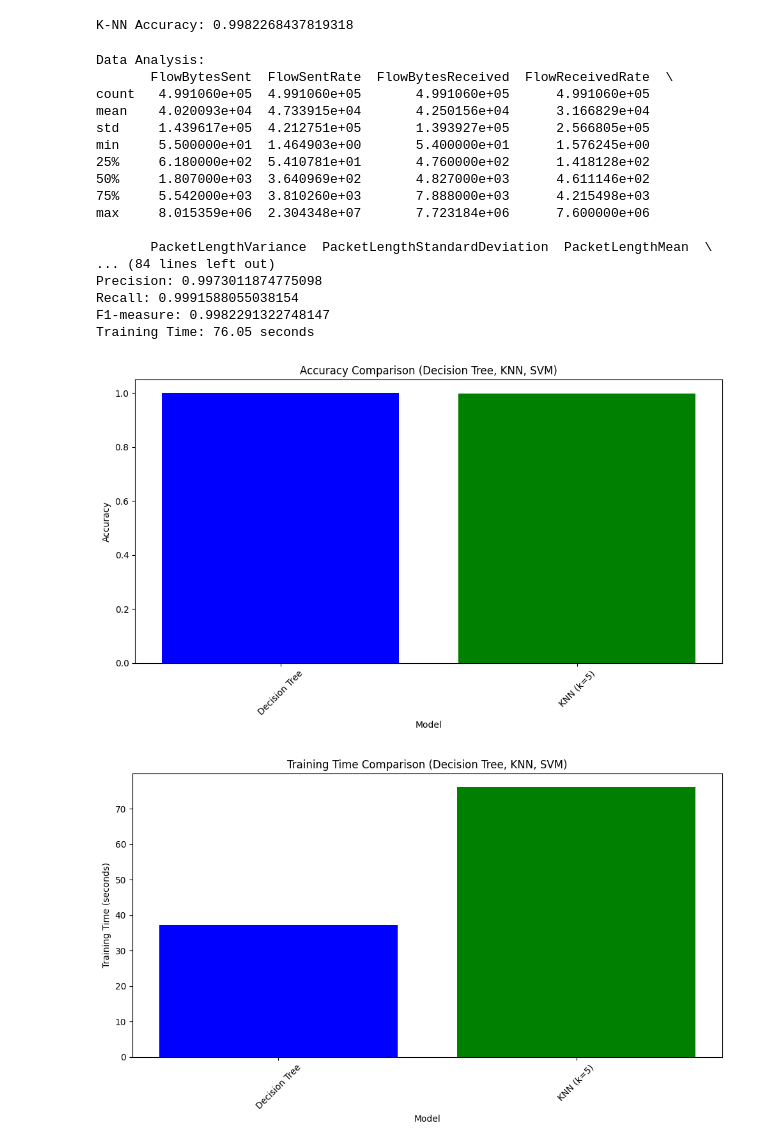
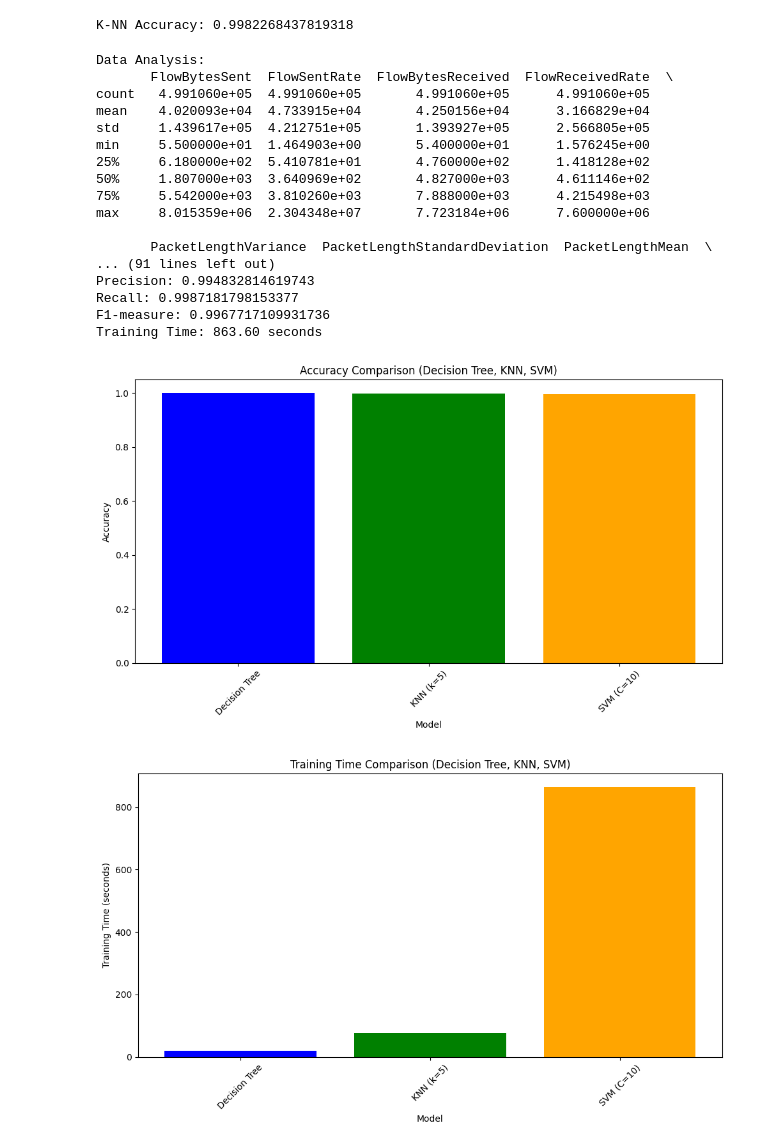
Before and after one commit to B4rross/IA, a Jupyter notebook: proj.ipynb, the cells around one changed output. Cells and saved outputs as stored; diff of their text form; code cells hidden in the pictures.

```diff
--- a/proj.ipynb
+++ b/proj.ipynb
@@ -173,6 +173,9 @@ train_evaluate_plot("Decision Tree", dt_classifier)
 knn_classifier = KNeighborsClassifier(n_neighbors=5)  # Initial configuration (adjust k as needed)
 train_evaluate_plot("KNN (k=5)", knn_classifier)
 
+svm_classifier = SVC(C=10)
+train_evaluate_plot("SVM (C=10)", svm_classifier)
+
 # Experiment with different k values (consider GridSearchCV)
 # ... (Add code to explore different k values here)
 
@@ -182,40 +185,40 @@ train_evaluate_plot("KNN (k=5)", knn_classifier)
 plt.figure(figsize=(10, 6))
 plt.bar(model_names, accuracies, color=['blue', 'green', 'orange'])  # Add color for KNN
 plt.xlabel("Model")
 plt.ylabel("Accuracy")
 plt.title("Accuracy Comparison (Decision Tree, KNN, SVM)")
 plt.xticks(rotation=45)
 plt.tight_layout()
 
 plt.figure(figsize=(10, 6))
 plt.bar(model_names, training_times, color=['blue', 'green', 'orange'])  # Add color for KNN
 plt.xlabel("Model")
 plt.ylabel("Training Time (seconds)")
 plt.title("Training Time Comparison (Decision Tree, KNN, SVM)")
 plt.xticks(rotation=45)
 plt.tight_layout()
 
 plt.show()
 # %% [output]
 Data Analysis:
        FlowBytesSent  FlowSentRate  FlowBytesReceived  FlowReceivedRate  \
 count   4.991060e+05  4.991060e+05       4.991060e+05      4.991060e+05
 mean    4.020093e+04  4.733915e+04       4.250156e+04      3.166829e+04
 std     1.439617e+05  4.212751e+05       1.393927e+05      2.566805e+05
 min     5.500000e+01  1.464903e+00       5.400000e+01      1.576245e+00
 25%     6.180000e+02  5.410781e+01       4.760000e+02      1.418128e+02
 50%     1.807000e+03  3.640969e+02       4.827000e+03      4.611146e+02
 75%     5.542000e+03  3.810260e+03       7.888000e+03      4.215498e+03
 max     8.015359e+06  2.304348e+07       7.723184e+06      7.600000e+06
 
        PacketLengthVariance  PacketLengthStandardDeviation  PacketLengthMean  \
-... (84 lines left out)
-Precision: 0.9973011874775098
-Recall: 0.9991588055038154
-F1-measure: 0.9982291322748147
-Training Time: 76.05 seconds
+... (91 lines left out)
+Precision: 0.994832814619743
+Recall: 0.9987181798153377
+F1-measure: 0.9967717109931736
+Training Time: 863.60 seconds
-[figure, old version]
+[figure, new version]
-[figure, old version]
+[figure, new version]
 # %%
 # Plot performance comparison
 plt.figure(figsize=(10, 6))
```
Also changed, not shown: parts of 2 cells of this notebook.
